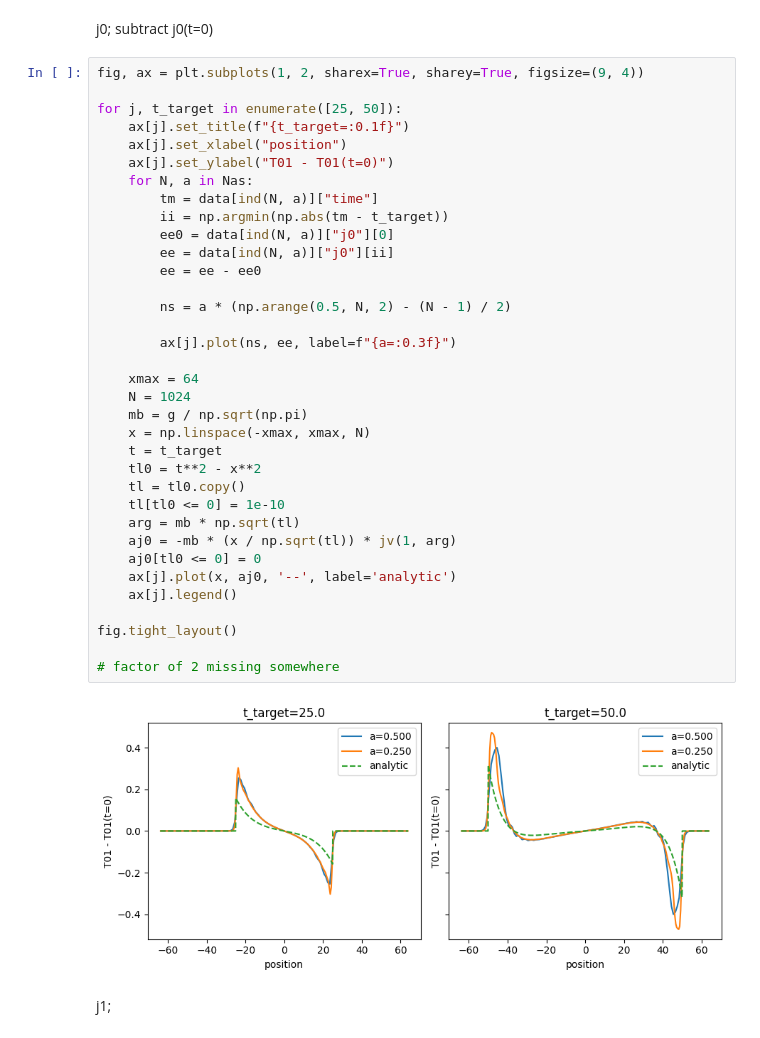
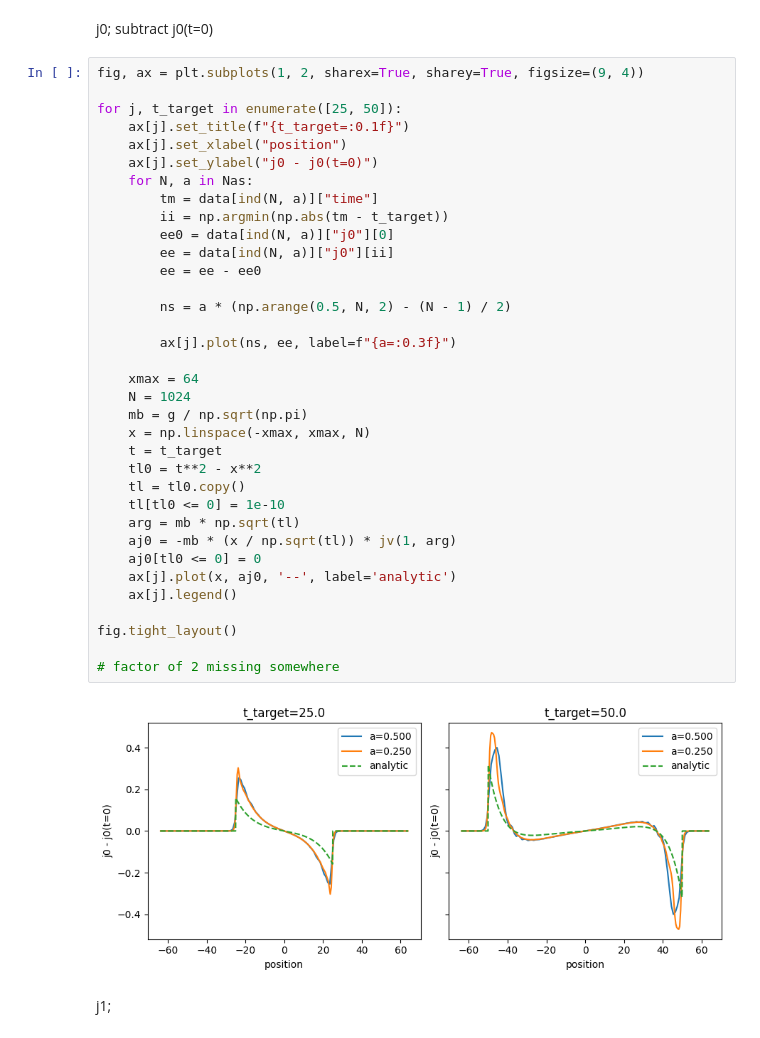
Before and after one commit to marekrams/jffs, a Jupyter notebook: plot_evolution_test_zero_mass.ipynb, the cells around one changed output. Drawn from its saved outputs; the diff is of its cells as text.

Commit message:
plot labels

```diff
--- a/plot_evolution_test_zero_mass.ipynb
+++ b/plot_evolution_test_zero_mass.ipynb
@@ -151,37 +151,37 @@ fig, ax = plt.subplots(1, 2, sharex=True, sharey=True, figsize=(9, 4))
 for j, t_target in enumerate([25, 50]):
     ax[j].set_title(f"{t_target=:0.1f}")
     ax[j].set_xlabel("position")
-    ax[j].set_ylabel("T01 - T01(t=0)")
+    ax[j].set_ylabel("j0 - j0(t=0)")
     for N, a in Nas:
         tm = data[ind(N, a)]["time"]
         ii = np.argmin(np.abs(tm - t_target))
         ee0 = data[ind(N, a)]["j0"][0]
         ee = data[ind(N, a)]["j0"][ii]
         ee = ee - ee0
 
         ns = a * (np.arange(0.5, N, 2) - (N - 1) / 2)
 
         ax[j].plot(ns, ee, label=f"{a=:0.3f}")
 
     xmax = 64
     N = 1024
     mb = g / np.sqrt(np.pi)
     x = np.linspace(-xmax, xmax, N)
     t = t_target
     tl0 = t**2 - x**2
     tl = tl0.copy()
     tl[tl0 <= 0] = 1e-10
     arg = mb * np.sqrt(tl)
     aj0 = -mb * (x / np.sqrt(tl)) * jv(1, arg)
     aj0[tl0 <= 0] = 0
     ax[j].plot(x, aj0, '--', label='analytic')
     ax[j].legend()
 
 fig.tight_layout()
 
 # factor of 2 missing somewhere
 # %% [output]
-[figure, old version]
+[figure, new version]
 # %% [markdown]
 j1;
 # %%
```
Also changed, not shown: parts of 4 cells of this notebook.
